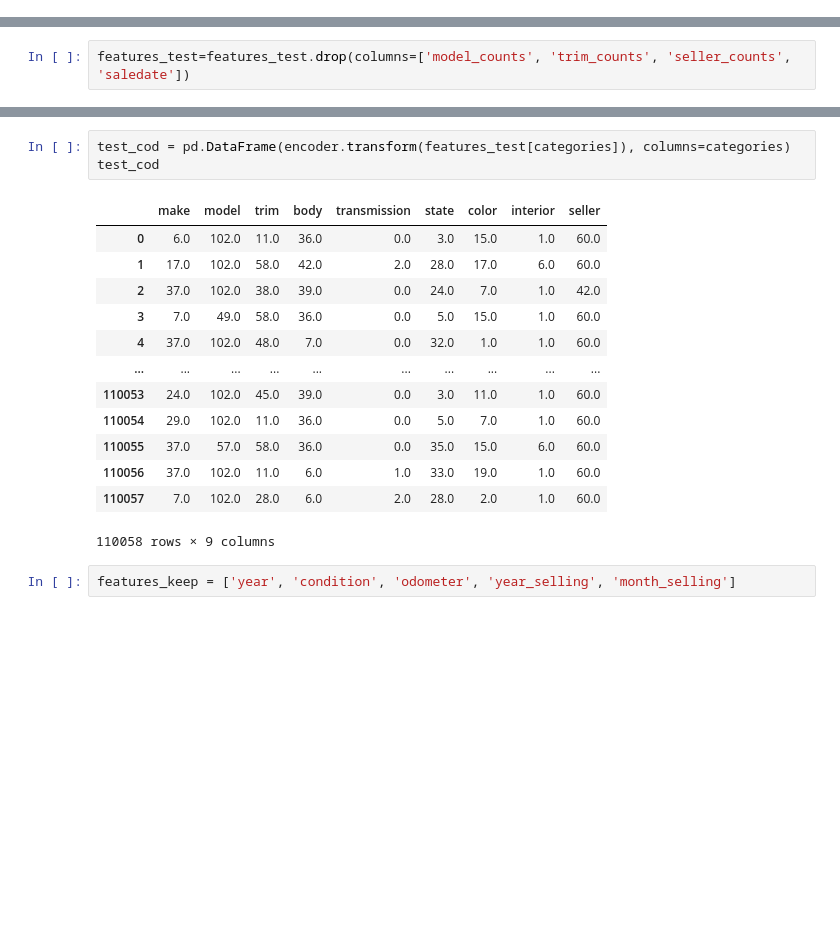
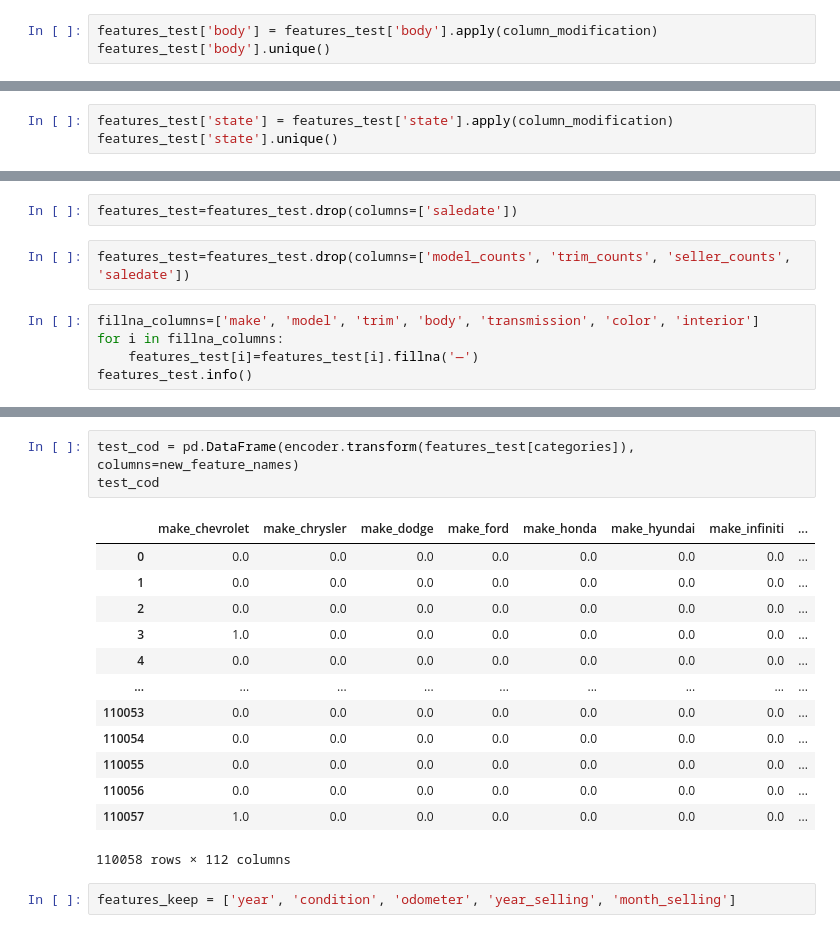
Before and after one commit to Ilona-di/kaggle_competition_vehicle_price, a Jupyter notebook: Vehicle_price_predictions.ipynb, the cells around one changed output, grey strips where cells are left out. Cells and saved outputs as stored; diff of their text form; blank space fills up the shorter version.

```diff
--- a/Vehicle_price_predictions.ipynb
+++ b/Vehicle_price_predictions.ipynb
@@ -946,0 +987,3 @@ memory usage: 16.0+ MB
+# %%
+features_test['body'] = features_test['body'].apply(column_modification)
+features_test['body'].unique()
@@ -946,0 +993,3 @@ memory usage: 16.0+ MB
+# %%
+features_test['state'] = features_test['state'].apply(column_modification)
+features_test['state'].unique()
@@ -947,2 +1022,9 @@ memory usage: 16.0+ MB
+# %%
+features_test=features_test.drop(columns=['saledate'])
 # %%
 features_test=features_test.drop(columns=['model_counts', 'trim_counts', 'seller_counts', 'saledate'])
+# %%
+fillna_columns=['make', 'model', 'trim', 'body', 'transmission', 'color', 'interior']
+for i in fillna_columns:
+    features_test[i]=features_test[i].fillna('—')
+features_test.info()
@@ -949,20 +1049,20 @@ features_test=features_test.drop(columns=['model_counts', 'trim_counts', 'seller
 # %%
-test_cod = pd.DataFrame(encoder.transform(features_test[categories]), columns=categories)
+test_cod = pd.DataFrame(encoder.transform(features_test[categories]), columns=new_feature_names)
 test_cod
 # %% [output]
-|  | make | model | trim | body | transmission | state | color | interior | seller |
-| 0 | 6.0 | 102.0 | 11.0 | 36.0 | 0.0 | 3.0 | 15.0 | 1.0 | 60.0 |
-| 1 | 17.0 | 102.0 | 58.0 | 42.0 | 2.0 | 28.0 | 17.0 | 6.0 | 60.0 |
-| 2 | 37.0 | 102.0 | 38.0 | 39.0 | 0.0 | 24.0 | 7.0 | 1.0 | 42.0 |
-| 3 | 7.0 | 49.0 | 58.0 | 36.0 | 0.0 | 5.0 | 15.0 | 1.0 | 60.0 |
-| 4 | 37.0 | 102.0 | 48.0 | 7.0 | 0.0 | 32.0 | 1.0 | 1.0 | 60.0 |
-| ... | ... | ... | ... | ... | ... | ... | ... | ... | ... |
-| 110053 | 24.0 | 102.0 | 45.0 | 39.0 | 0.0 | 3.0 | 11.0 | 1.0 | 60.0 |
-| 110054 | 29.0 | 102.0 | 11.0 | 36.0 | 0.0 | 5.0 | 7.0 | 1.0 | 60.0 |
-| 110055 | 37.0 | 57.0 | 58.0 | 36.0 | 0.0 | 35.0 | 15.0 | 6.0 | 60.0 |
-| 110056 | 37.0 | 102.0 | 11.0 | 6.0 | 1.0 | 33.0 | 19.0 | 1.0 | 60.0 |
-| 110057 | 7.0 | 102.0 | 28.0 | 6.0 | 2.0 | 28.0 | 2.0 | 1.0 | 60.0 |
+|  | make_chevrolet | make_chrysler | make_dodge | make_ford | make_honda | make_hyundai | make_infiniti | ... |
+| 0 | 0.0 | 0.0 | 0.0 | 0.0 | 0.0 | 0.0 | 0.0 | ... |
+| 1 | 0.0 | 0.0 | 0.0 | 0.0 | 0.0 | 0.0 | 0.0 | ... |
+| 2 | 0.0 | 0.0 | 0.0 | 0.0 | 0.0 | 0.0 | 0.0 | ... |
+| 3 | 1.0 | 0.0 | 0.0 | 0.0 | 0.0 | 0.0 | 0.0 | ... |
+| 4 | 0.0 | 0.0 | 0.0 | 0.0 | 0.0 | 0.0 | 0.0 | ... |
+| ... | ... | ... | ... | ... | ... | ... | ... | ... |
+| 110053 | 0.0 | 0.0 | 0.0 | 0.0 | 0.0 | 0.0 | 0.0 | ... |
+| 110054 | 0.0 | 0.0 | 0.0 | 0.0 | 0.0 | 0.0 | 0.0 | ... |
+| 110055 | 0.0 | 0.0 | 0.0 | 0.0 | 0.0 | 0.0 | 0.0 | ... |
+| 110056 | 0.0 | 0.0 | 0.0 | 0.0 | 0.0 | 0.0 | 0.0 | ... |
+| 110057 | 1.0 | 0.0 | 0.0 | 0.0 | 0.0 | 0.0 | 0.0 | ... |
-110058 rows × 9 columns
+110058 rows × 112 columns
 # %%
 features_keep = ['year', 'condition', 'odometer', 'year_selling', 'month_selling']
 # %%
```
Also changed, not shown: parts of 104 cells of this notebook, 1 other file.
